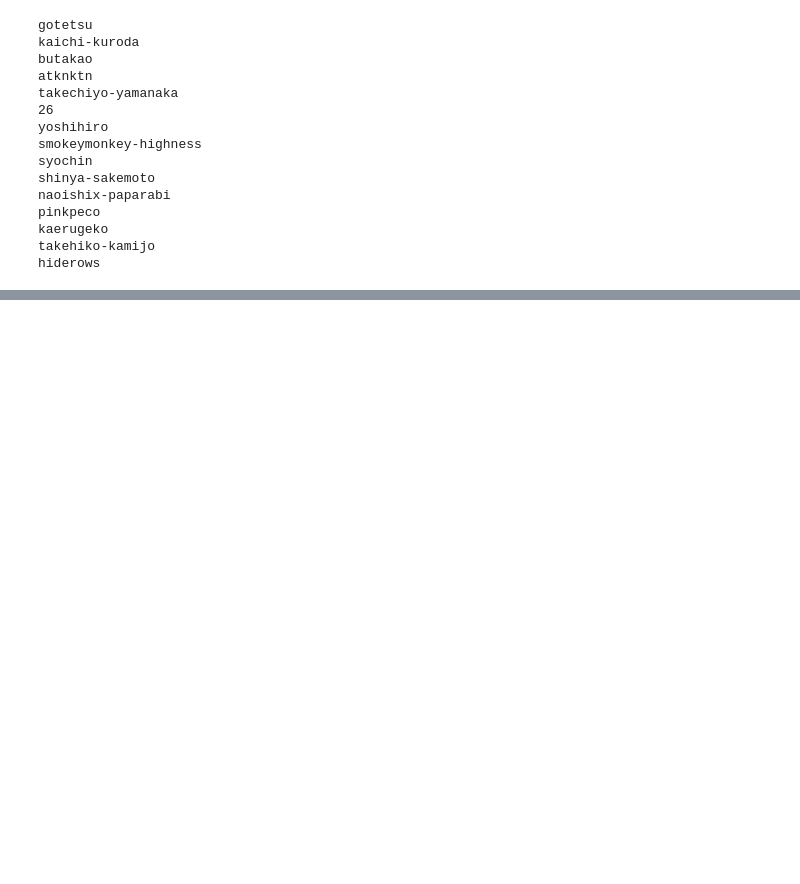
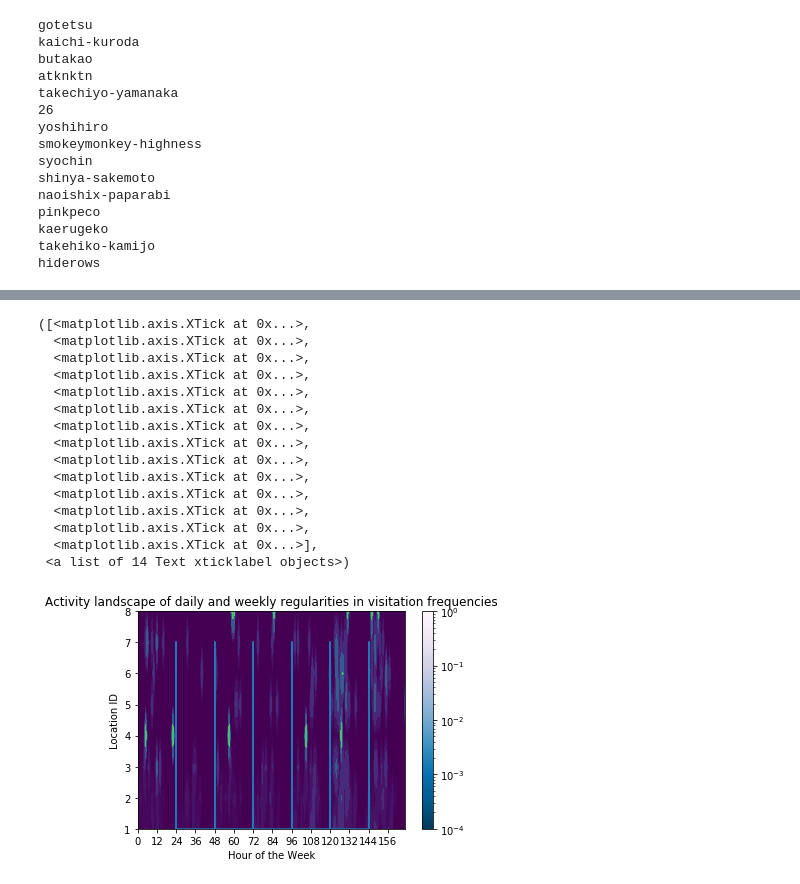
Before and after one commit to Magica-Chen/social-predictability, a Jupyter notebook: Social Dependence Kelty.ipynb, the cells around one changed output, grey strips where cells are left out. Cells and saved outputs as stored; diff of their text form; code cells hidden in the pictures; blank space fills up the shorter version.

```diff
--- a/Social Dependence Kelty.ipynb
+++ b/Social Dependence Kelty.ipynb
@@ -382,0 +607,44 @@ hiderows
+# %%
+SocTempUsr0 = SocTempProb(0)
+# %%
+levs = np.append(0,np.logspace(-4,-.5,10))
+plt.xlabel('Hour of the Week')
+plt.ylabel('Location ID')
+plt.title('Activity landscape of daily and weekly regularities in visitation frequencies')
+cats = np.arange(1,len(SocTempUsr0[0])+1,1)
+#cats = SocTempUsr0[0]
+X = np.arange(0,168,1)
+Y = cats.copy()
+a = []
+b = []
+for i in range(6):
+    a = a + [(i+1)*24]*(len(cats))
+    b = b + list(np.arange(1,len(cats),1))
+    b = b + [1]
+plt.plot(a,b)
+X1,Y1 = np.meshgrid(X,Y)
+#Phi = np.histogram2d(deltaxy100[2],deltaxy100[3],bins = (X,Y))
+X1.shape
+pcm = plt.pcolor(X1, Y1, SocTempUsr0[1], norm=colors.LogNorm(vmin=0.0001, vmax=1),cmap='PuBu_r')
+plt.colorbar(pcm)
+#plt.pcolormesh(X1,Y1,Phi[0].T/Phi[0].sum())
+plt.contourf(X1,Y1,SocTempUsr0[1],levs)
+#plt.colorbar()
+plt.xticks(np.arange(0,168,12))
+# %% [output]
+([<matplotlib.axis.XTick at 0x...>,
+  <matplotlib.axis.XTick at 0x...>,
+  <matplotlib.axis.XTick at 0x...>,
+  <matplotlib.axis.XTick at 0x...>,
+  <matplotlib.axis.XTick at 0x...>,
+  <matplotlib.axis.XTick at 0x...>,
+  <matplotlib.axis.XTick at 0x...>,
+  <matplotlib.axis.XTick at 0x...>,
+  <matplotlib.axis.XTick at 0x...>,
+  <matplotlib.axis.XTick at 0x...>,
+  <matplotlib.axis.XTick at 0x...>,
+  <matplotlib.axis.XTick at 0x...>,
+  <matplotlib.axis.XTick at 0x...>,
+  <matplotlib.axis.XTick at 0x...>],
+ <a list of 14 Text xticklabel objects>)
+[figure, added]
```
Also changed, not shown: parts of 24 cells of this notebook.
